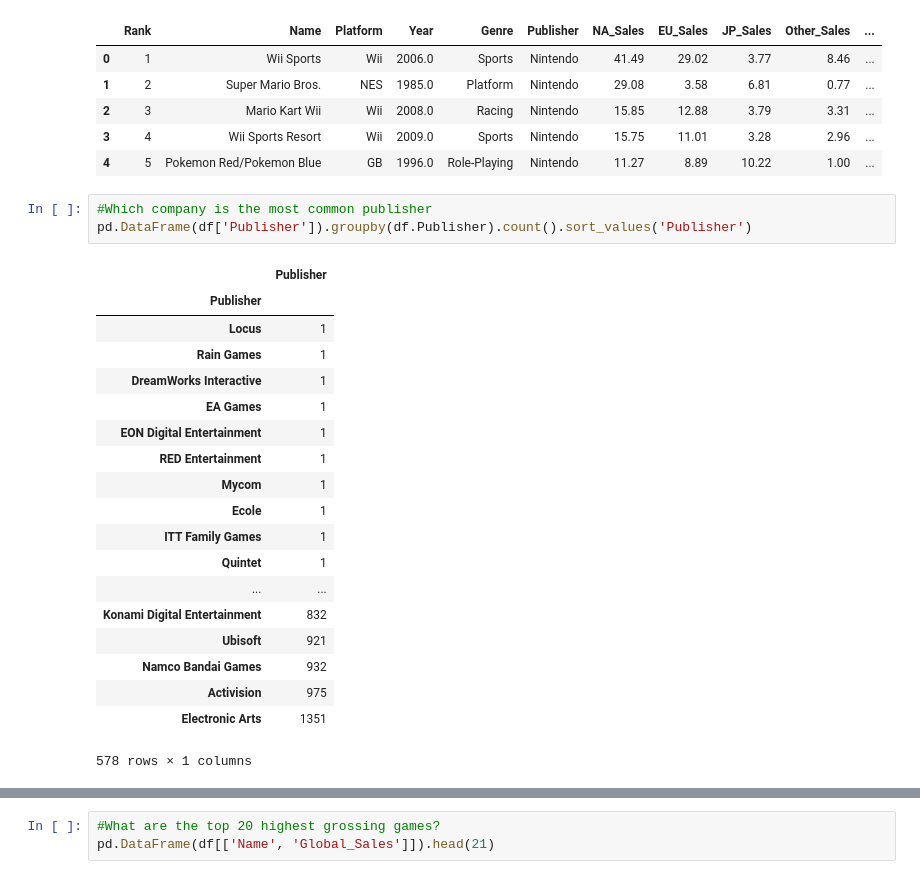
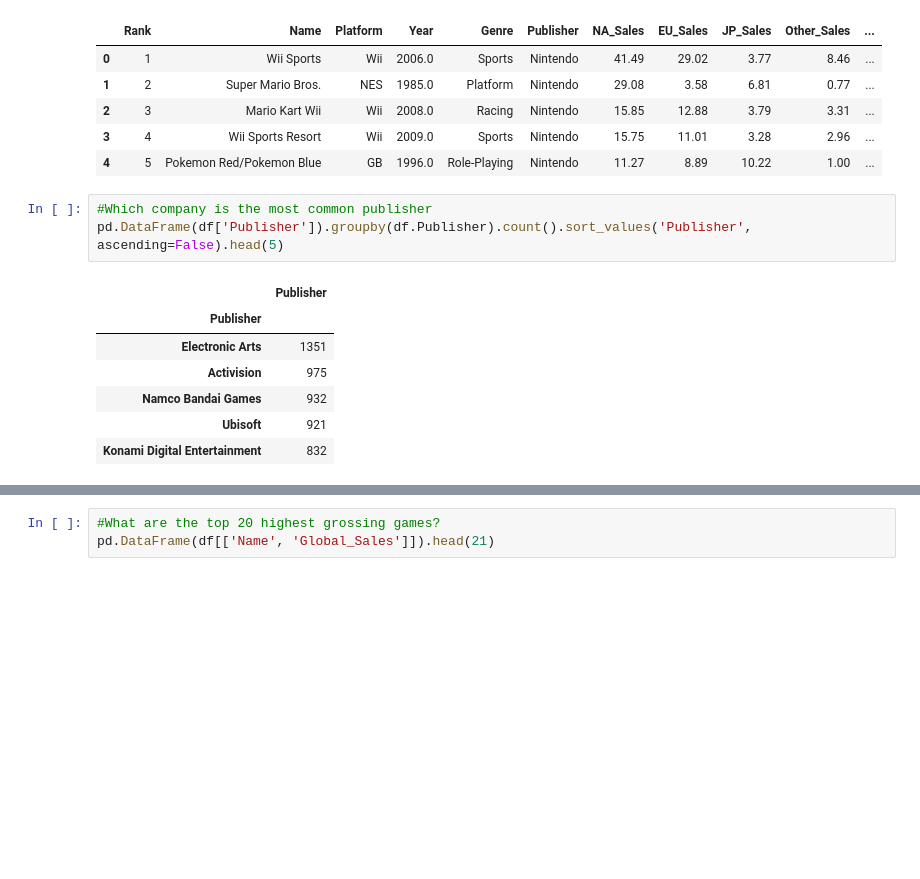
Before and after one commit to bhold6160/data-science, a Jupyter notebook: vg-stats.ipynb, the cells around one changed output, grey strips where cells are left out. Cells and saved outputs as stored; diff of their text form; blank space fills up the shorter version.

```diff
--- a/vg-stats.ipynb
+++ b/vg-stats.ipynb
@@ -18,26 +18,14 @@ df.head()
 | 4 | 5 | Pokemon Red/Pokemon Blue | GB | 1996.0 | Role-Playing | Nintendo | 11.27 | 8.89 | 10.22 | 1.00 | ... |
 # %%
 #Which company is the most common publisher
-pd.DataFrame(df['Publisher']).groupby(df.Publisher).count().sort_values('Publisher')
+pd.DataFrame(df['Publisher']).groupby(df.Publisher).count().sort_values('Publisher', ascending=False).head(5)
 # %% [output]
 |  | Publisher |
 | Publisher |  |
-| Locus | 1 |
-| Rain Games | 1 |
-| DreamWorks Interactive | 1 |
-| EA Games | 1 |
-| EON Digital Entertainment | 1 |
-| RED Entertainment | 1 |
-| Mycom | 1 |
-| Ecole | 1 |
-| ITT Family Games | 1 |
-| Quintet | 1 |
-| ... | ... |
+| Electronic Arts | 1351 |
+| Activision | 975 |
+| Namco Bandai Games | 932 |
+| Ubisoft | 921 |
 | Konami Digital Entertainment | 832 |
-| Ubisoft | 921 |
-| Namco Bandai Games | 932 |
-| Activision | 975 |
-| Electronic Arts | 1351 |
-578 rows × 1 columns
 # %%
 #What's the most common platform
```
Also changed, not shown: parts of 2 cells of this notebook.
